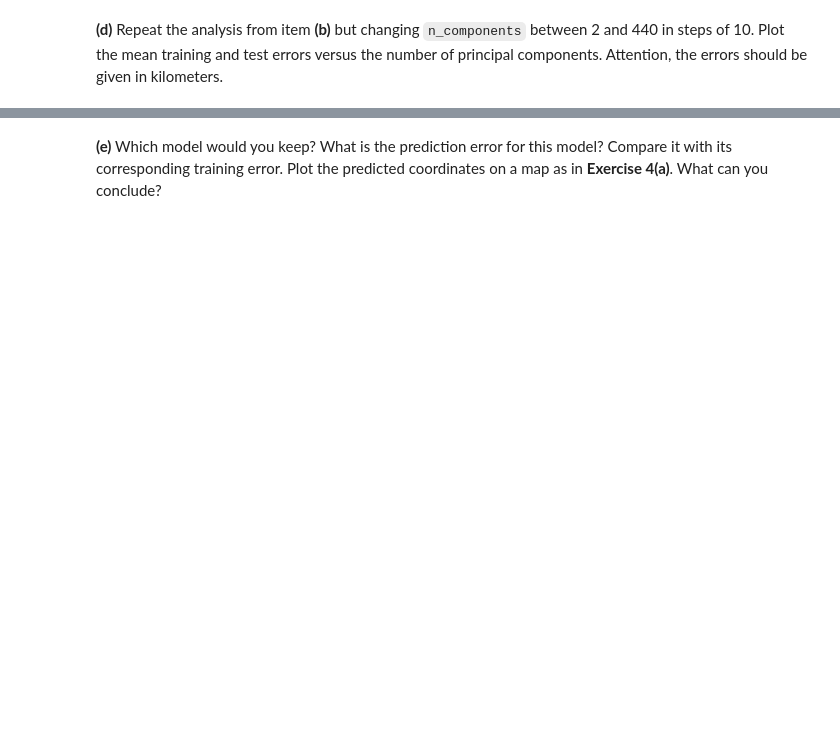
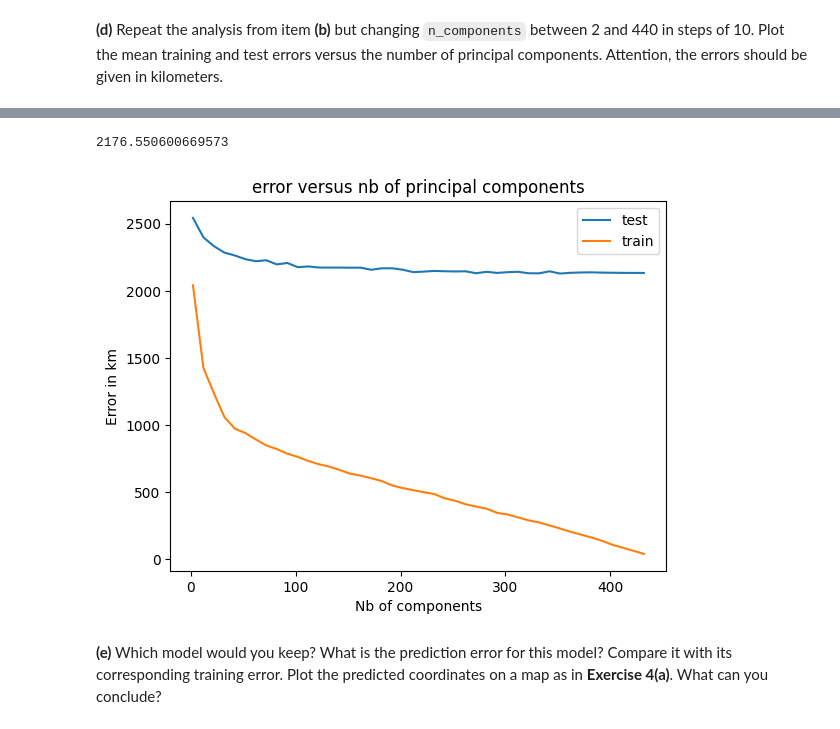
Before and after one commit to Concombrero/TP-Statistical-Learning, a Jupyter notebook: TP2/TP2.ipynb, the cells around one changed output, grey strips where cells are left out. Cells and saved outputs as stored; diff of their text form; code cells hidden in the pictures; blank space fills up the shorter version.

```diff
--- a/TP2/TP2.ipynb
+++ b/TP2/TP2.ipynb
@@ -344,2 +387,23 @@ For this, you will run a linear regression to predict latitudes and longitudes.
 # %% [markdown]
 **(d)** Repeat the analysis from item **(b)** but changing `n_components` between 2 and 440 in steps of 10. Plot the mean training and test errors versus the number of principal components. Attention, the errors should be given in kilometers.
+# %%
+comp = np.arange(2,440, 10)
+(min_er_test,min_er_train) = meanerror(10, 2, X, y)
+n_min_test=2
+n_min_train=2
+test=[]
+train=[]
+
+for n in comp:
+  (er_test,er_train) = meanerror(10, n, X, y)
+  test.append(er_test)
+  train.append(er_train)
+  print("n = ", n, " er test = ", er_test," er train = ", er_train, "\n")
+  if er_test < min_er_test:
+    min_er_test = er_test
+    n_min_test = n
+  if er_train < min_er_train:
+    min_er_train = er_train
+    n_min_train = n
+print("nMin_test =", n_min_test, "er_min test=", min_er_test, "\n")
+print("nMin_train =", n_min_train, "er_mi train=", min_er_train)
@@ -346,2 +428,17 @@ For this, you will run a linear regression to predict latitudes and longitudes.
+# %%
+plt.plot(comp, test, label="test")
+plt.plot(comp, train, label="train")
+
+print(test[10])
+
+
+plt.title('error versus nb of principal components')
+plt.xlabel('Nb of components')
+plt.ylabel('Error in km')
+plt.legend()
+plt.show()
+# %% [output]
+2176.550600669573
+[figure, added]
 # %% [markdown]
 **(e)** Which model would you keep? What is the prediction error for this model? Compare it with its corresponding training error. Plot the predicted coordinates on a map as in **Exercise 4(a)**. What can you conclude?
```
Also changed, not shown: parts of 12 cells of this notebook.
